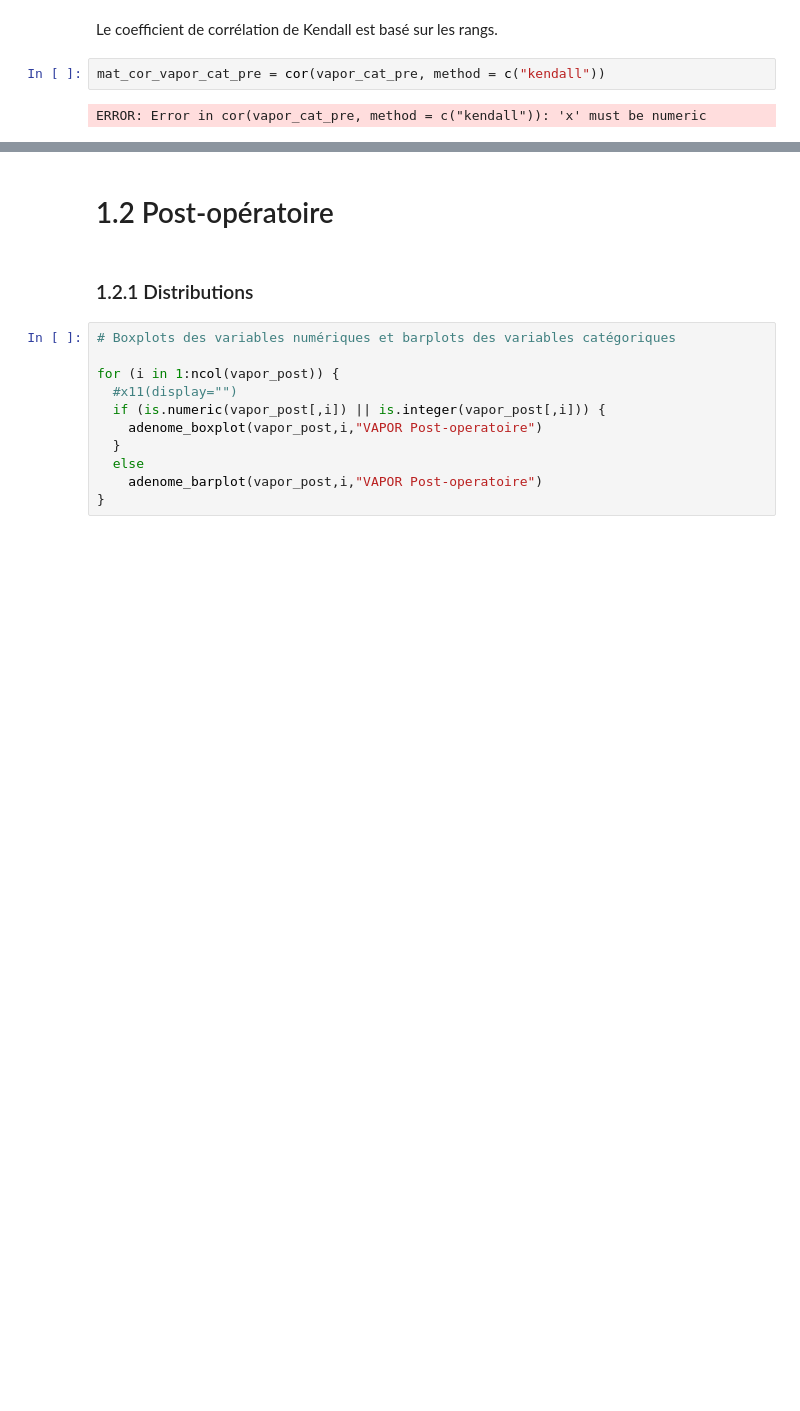
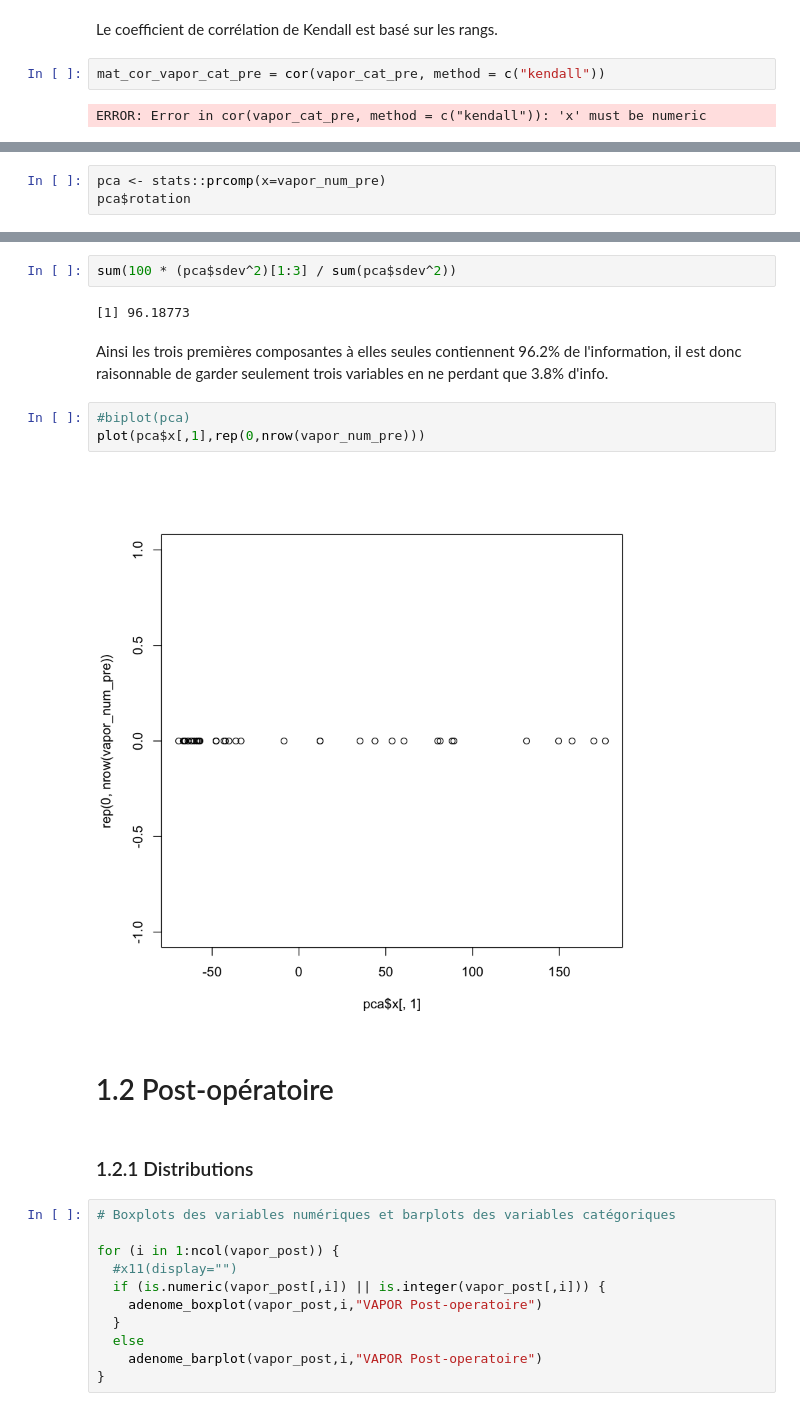
Before and after one commit to BigFab/TP_Adenome, a Jupyter notebook: Adenome.ipynb, the cells around one changed output, grey strips where cells are left out. Drawn from its saved outputs; the diff is of its cells as text; blank space fills up the shorter version.

```diff
--- a/Adenome.ipynb
+++ b/Adenome.ipynb
@@ -210,0 +323,3 @@ ERROR: Error in cor(vapor_cat_pre, method = c("kendall")): 'x' must be numeric
+# %%
+pca <- stats::prcomp(x=vapor_num_pre)
+pca$rotation
@@ -211,3 +338,14 @@ ERROR: Error in cor(vapor_cat_pre, method = c("kendall")): 'x' must be numeric
+# %%
+sum(100 * (pca$sdev^2)[1:3] / sum(pca$sdev^2))
+# %% [output]
+[1] 96.18773
+# %% [markdown]
+Ainsi les trois premières composantes à elles seules contiennent 96.2% de l'information, il est donc raisonnable de garder seulement trois variables en ne perdant que 3.8% d'info.
+# %%
+#biplot(pca)
+plot(pca$x[,1],rep(0,nrow(vapor_num_pre)))
+# %% [output]
+[figure, added]
 # %% [markdown]
 # 1.2 Post-opératoire
 # %% [markdown]
```
Also changed, not shown: parts of 17 cells of this notebook.
